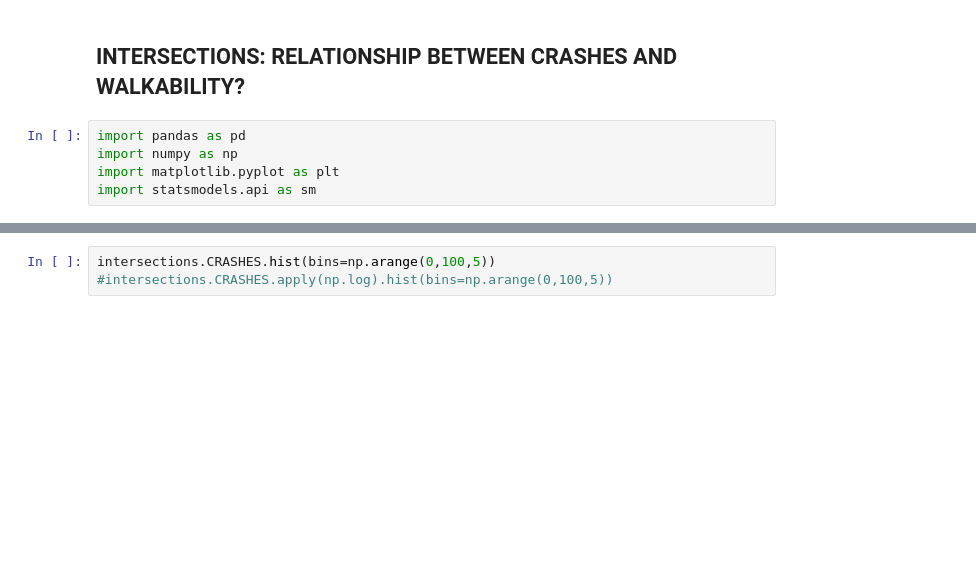
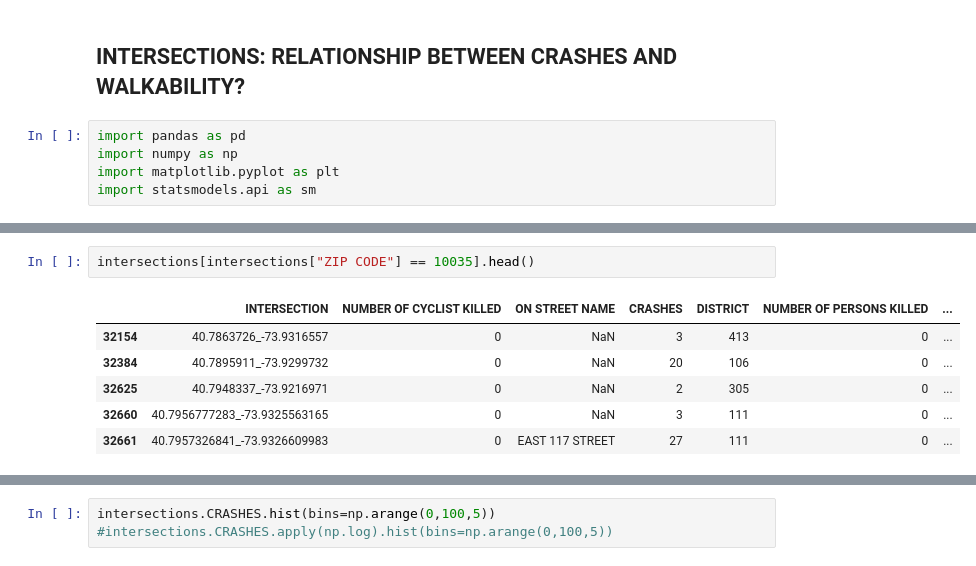
Before and after one commit to seanluciotolentino/dangerous-intersections, a Jupyter notebook: ipython_notebook/IntersectionExploration.ipynb, the cells around one changed output, grey strips where cells are left out. Cells and saved outputs as stored; diff of their text form; blank space fills up the shorter version.

```diff
--- a/ipython_notebook/IntersectionExploration.ipynb
+++ b/ipython_notebook/IntersectionExploration.ipynb
@@ -22,0 +30,9 @@ intersections.head()
+# %%
+intersections[intersections["ZIP CODE"] == 10035].head()
+# %% [output]
+|  | INTERSECTION | NUMBER OF CYCLIST KILLED | ON STREET NAME | CRASHES | DISTRICT | NUMBER OF PERSONS KILLED | ... |
+| 32154 | 40.7863726_-73.9316557 | 0 | NaN | 3 | 413 | 0 | ... |
+| 32384 | 40.7895911_-73.9299732 | 0 | NaN | 20 | 106 | 0 | ... |
+| 32625 | 40.7948337_-73.9216971 | 0 | NaN | 2 | 305 | 0 | ... |
+| 32660 | 40.7956777283_-73.9325563165 | 0 | NaN | 3 | 111 | 0 | ... |
+| 32661 | 40.7957326841_-73.9326609983 | 0 | EAST 117 STREET | 27 | 111 | 0 | ... |
```
Also changed, not shown: parts of 4 cells of this notebook, 3 other files.
